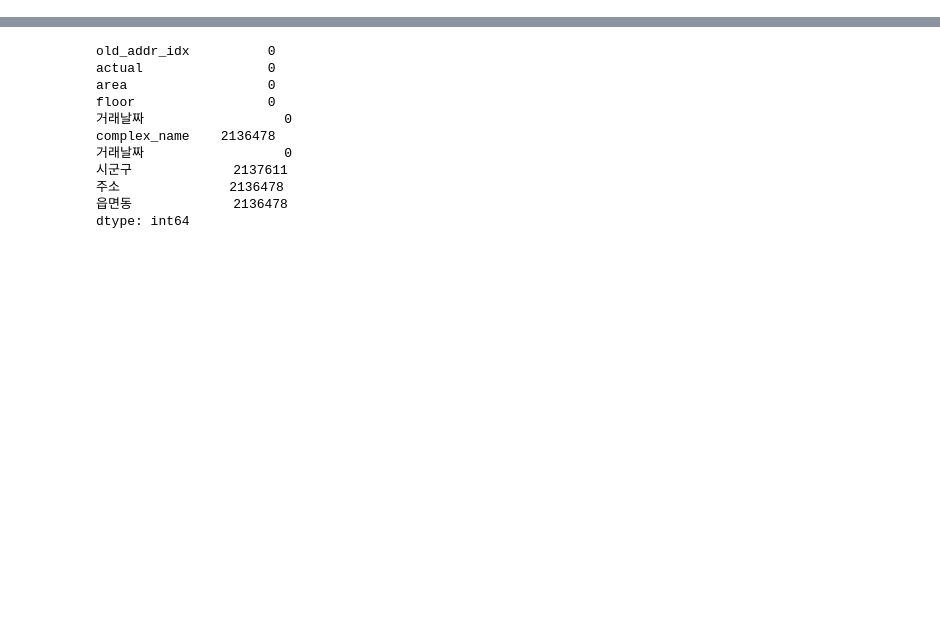
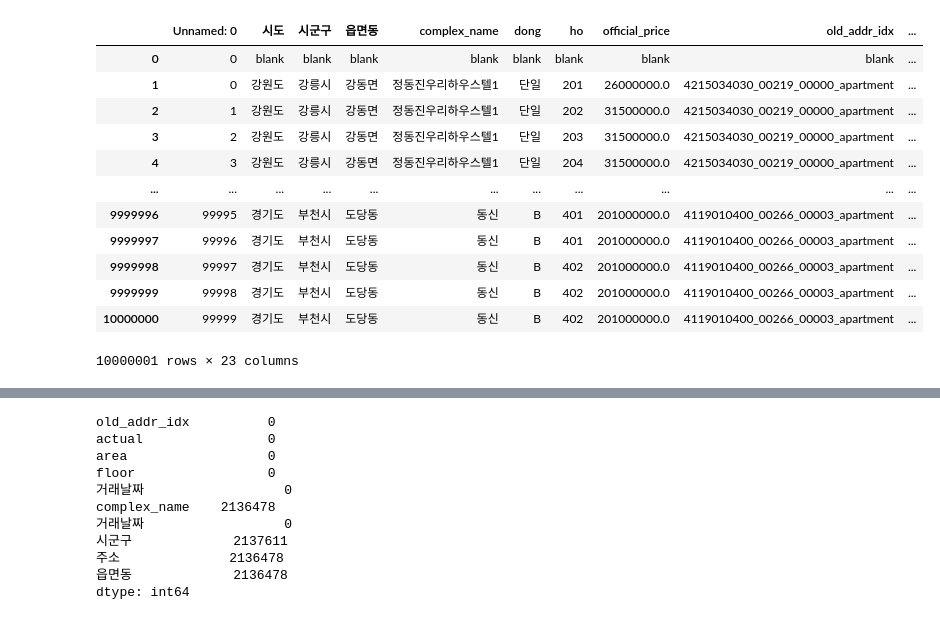
Before and after one commit to jiboo01/Real-Estate-Data-Analysis, a Jupyter notebook: 0609 필요 작업/data check.ipynb, the cells around one changed output, grey strips where cells are left out. Saved outputs shown, nothing was run; the diff lists cells and outputs as text; code cells hidden in the pictures; blank space fills up the shorter version.

```diff
--- a/0609 필요 작업/data check.ipynb
+++ b/0609 필요 작업/data check.ipynb
@@ -15,3 +15,20 @@ from sklearn.decomposition import PCA
 import scipy.cluster.hierarchy as hc
 from sklearn.cluster import AgglomerativeClustering
 from haversine import haversine, Unit
+# %%
+number1 = pd.read_csv('/home/subin/MyGitProject/hsj-14/1번.csv')
+number1
+# %% [output]
+|  | Unnamed: 0 | 시도 | 시군구 | 읍면동 | complex_name | dong | ho | official_price | old_addr_idx | ... |
+| 0 | 0 | blank | blank | blank | blank | blank | blank | blank | blank | ... |
+| 1 | 0 | 강원도 | 강릉시 | 강동면 | 정동진우리하우스텔1 | 단일 | 201 | 26000000.0 | 4215034030_00219_00000_apartment | ... |
+| 2 | 1 | 강원도 | 강릉시 | 강동면 | 정동진우리하우스텔1 | 단일 | 202 | 31500000.0 | 4215034030_00219_00000_apartment | ... |
+| 3 | 2 | 강원도 | 강릉시 | 강동면 | 정동진우리하우스텔1 | 단일 | 203 | 31500000.0 | 4215034030_00219_00000_apartment | ... |
+| 4 | 3 | 강원도 | 강릉시 | 강동면 | 정동진우리하우스텔1 | 단일 | 204 | 31500000.0 | 4215034030_00219_00000_apartment | ... |
+| ... | ... | ... | ... | ... | ... | ... | ... | ... | ... | ... |
+| 9999996 | 99995 | 경기도 | 부천시 | 도당동 | 동신 | B | 401 | 201000000.0 | 4119010400_00266_00003_apartment | ... |
+| 9999997 | 99996 | 경기도 | 부천시 | 도당동 | 동신 | B | 401 | 201000000.0 | 4119010400_00266_00003_apartment | ... |
+| 9999998 | 99997 | 경기도 | 부천시 | 도당동 | 동신 | B | 402 | 201000000.0 | 4119010400_00266_00003_apartment | ... |
+| 9999999 | 99998 | 경기도 | 부천시 | 도당동 | 동신 | B | 402 | 201000000.0 | 4119010400_00266_00003_apartment | ... |
+| 10000000 | 99999 | 경기도 | 부천시 | 도당동 | 동신 | B | 402 | 201000000.0 | 4119010400_00266_00003_apartment | ... |
+10000001 rows × 23 columns
```
Also changed, not shown: parts of 50 cells of this notebook.
